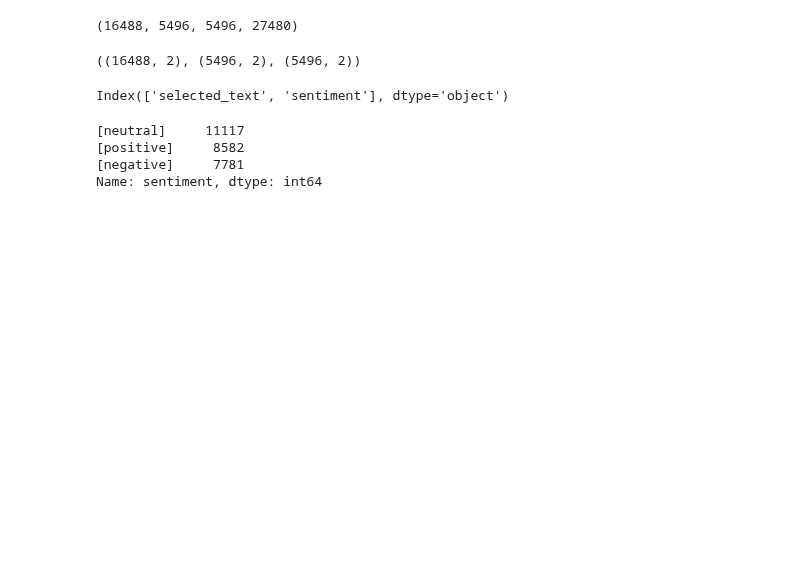
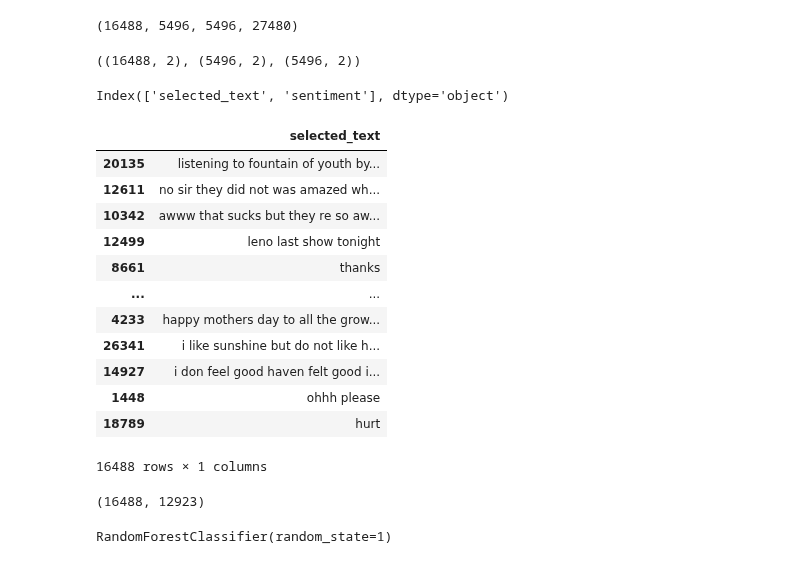
Before and after one commit to lev0o/NLP, a Jupyter notebook: notebooks/notebook.ipynb, the cells around one changed output. Drawn from its saved outputs; the diff is of its cells as text; code cells hidden in the pictures; blank space fills up the shorter version.

```diff
--- a/notebooks/notebook.ipynb
+++ b/notebooks/notebook.ipynb
@@ -4,9 +7,6 @@ import pandas as pd
 df = pd.read_csv('../data/Tweets.csv', usecols=['text', 'selected_text', 'sentiment'])
 pd.set_option('display.max_columns', None)
 
-for col in df.columns:
-    df[col] = df[col].str.lower().str.strip().str.split(' ')
-
 print(df.head())
 # %% [output]
                                                 text  \
@@ -24,0 +34,4 @@ print(df.head())
+# %%
+df = df.drop(df[df['selected_text'].isna()].index.tolist())
+df.reset_index(drop=True, inplace=True)
+print(df.isna().sum())
@@ -24,0 +45,23 @@ print(df.head())
+# %%
+processed_features = []
+
+for sentence in range(0, len(df)):
+    # Remove all the special characters
+    processed_feature = re.sub(r'\W', ' ', str(df.loc[sentence, 'selected_text']))
+
+    # remove all single characters
+    processed_feature= re.sub(r'\s+[a-zA-Z]\s+', ' ', processed_feature)
+
+    # Remove single characters from the start
+    processed_feature = re.sub(r'\^[a-zA-Z]\s+', ' ', processed_feature)
+
+    # Substituting multiple spaces with single space
+    processed_feature = re.sub(r'\s+', ' ', processed_feature, flags=re.I)
+
+    # Removing prefixed 'b'
+    processed_feature = re.sub(r'^b\s+', '', processed_feature)
+
+    # Converting to Lowercase
+    processed_feature = processed_feature.lower().strip()
+
+    processed_features.append(processed_feature)
@@ -24,0 +88,2 @@ print(df.head())
+# %%
+df['selected_text'] = processed_features
@@ -56,10 +115,19 @@ y_test = df_test.sentiment.values
 del df_train['sentiment']
 del df_val['sentiment']
 del df_test['sentiment']
-# %%
-df.sentiment.value_counts()
-# %% [output]
-[neutral]     11117
-[positive]     8582
-[negative]     7781
-Name: sentiment, dtype: int64
+# %%
+df_train
+# %% [output]
+|  | selected_text |
+| 20135 | listening to fountain of youth by... |
+| 12611 | no sir they did not was amazed wh... |
+| 10342 | awww that sucks but they re so aw... |
+| 12499 | leno last show tonight |
+| 8661 | thanks |
+| ... | ... |
+| 4233 | happy mothers day to all the grow... |
+| 26341 | i like sunshine but do not like h... |
+| 14927 | i don feel good haven felt good i... |
+| 1448 | ohhh please |
+| 18789 | hurt |
+16488 rows × 1 columns
@@ -65,0 +140,4 @@ Name: sentiment, dtype: int64
+# %%
+X_train.shape
+# %% [output]
+(16488, 12923)
@@ -65,0 +146,5 @@ Name: sentiment, dtype: int64
+# %%
+model = RandomForestClassifier(random_state=1)
+model.fit(X_train, y_train)
+# %% [output]
+RandomForestClassifier(random_state=1)
```
Also changed, not shown: parts of 16 cells of this notebook.
